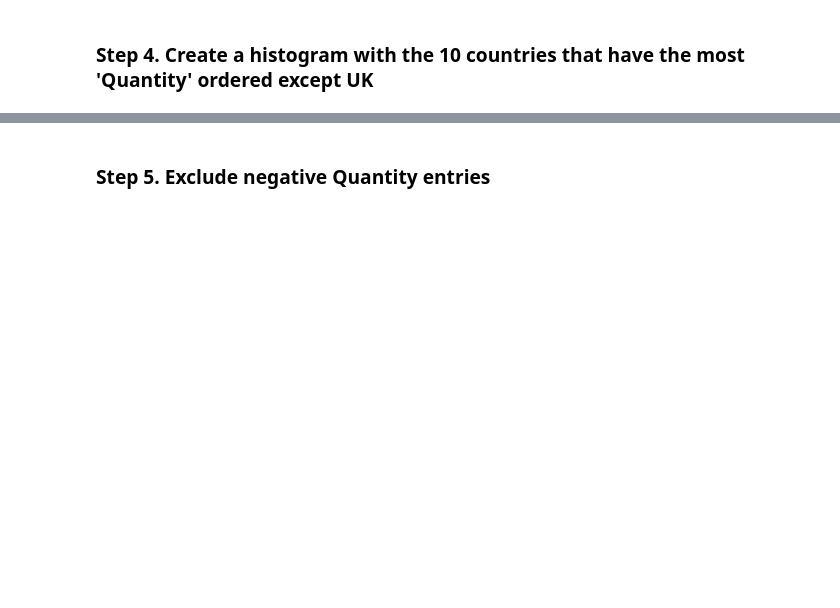
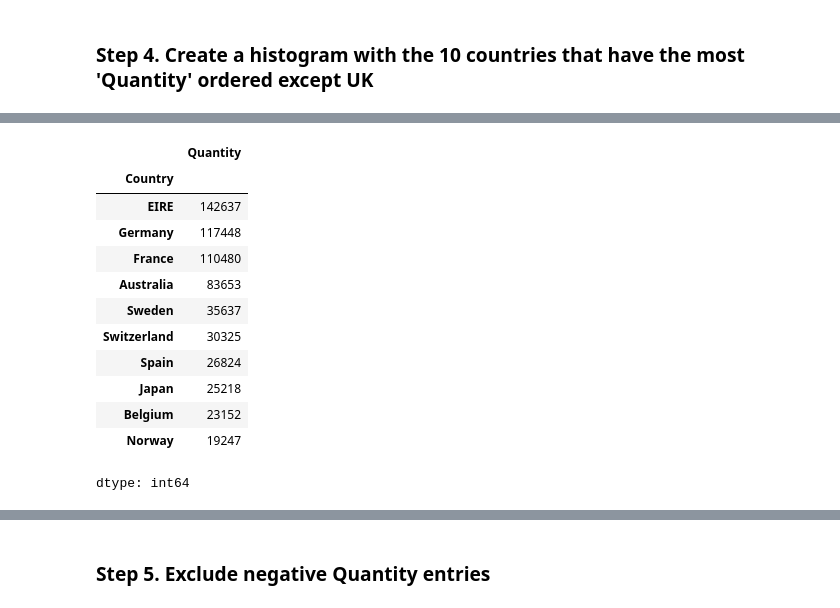
Before and after one commit to SoheeKim12/Python_Programming_Study, a Jupyter notebook: pandas_exercises/07_Visualization/Online_Retail/Exercises_sh.ipynb, the cells around one changed output, grey strips where cells are left out. Drawn from its saved outputs; the diff is of its cells as text; code cells hidden in the pictures; blank space fills up the shorter version.

```diff
--- a/pandas_exercises/07_Visualization/Online_Retail/Exercises_sh.ipynb
+++ b/pandas_exercises/07_Visualization/Online_Retail/Exercises_sh.ipynb
@@ -52,0 +56,18 @@ plt.show()
+# %%
+# 상위 10개 국가 선택
+country_quantity_sorted = country_quantity.sort_values(ascending=False)[1:11]
+country_quantity_sorted
+# %% [output]
+|  | Quantity |
+| Country |  |
+| EIRE | 142637 |
+| Germany | 117448 |
+| France | 110480 |
+| Australia | 83653 |
+| Sweden | 35637 |
+| Switzerland | 30325 |
+| Spain | 26824 |
+| Japan | 25218 |
+| Belgium | 23152 |
+| Norway | 19247 |
+dtype: int64
```
Also changed, not shown: parts of 6 cells of this notebook.
